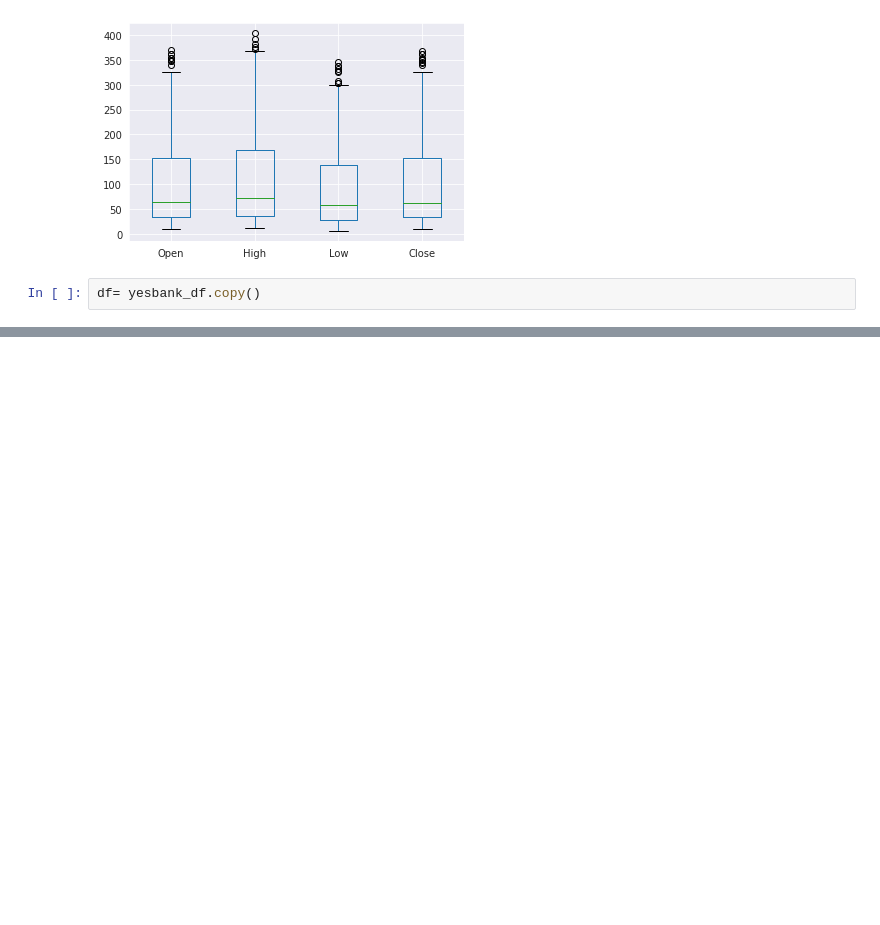
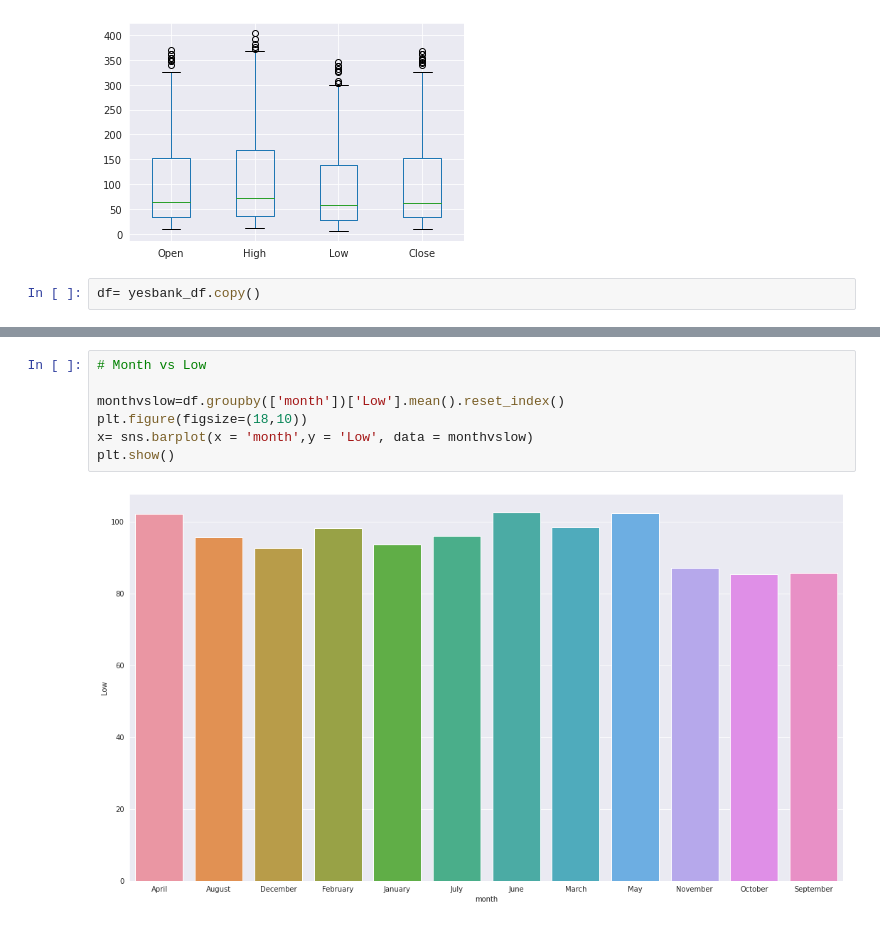
Before and after one commit to shivankb/Yes-Bank-Stock-Closing-Price-Prediction, a Jupyter notebook: yes_bank_stock_closing_price_prediction_ipynb.ipynb, the cells around one changed output, grey strips where cells are left out. Saved outputs shown, nothing was run; the diff lists cells and outputs as text; blank space fills up the shorter version.

```diff
--- a/yes_bank_stock_closing_price_prediction_ipynb.ipynb
+++ b/yes_bank_stock_closing_price_prediction_ipynb.ipynb
@@ -184,0 +205,9 @@ df= yesbank_df.copy()
+# %%
+# Month vs Low
+
+monthvslow=df.groupby(['month'])['Low'].mean().reset_index()
+plt.figure(figsize=(18,10))
+x= sns.barplot(x = 'month',y = 'Low', data = monthvslow)
+plt.show()
+# %% [output]
+[figure, added]
```
Also changed, not shown: parts of 6 cells of this notebook.
